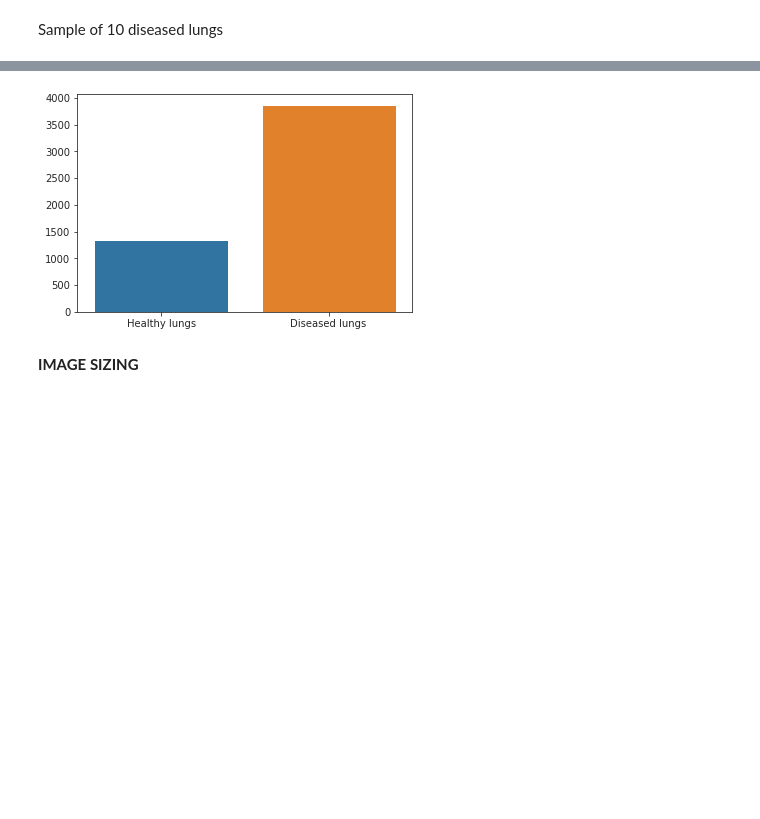
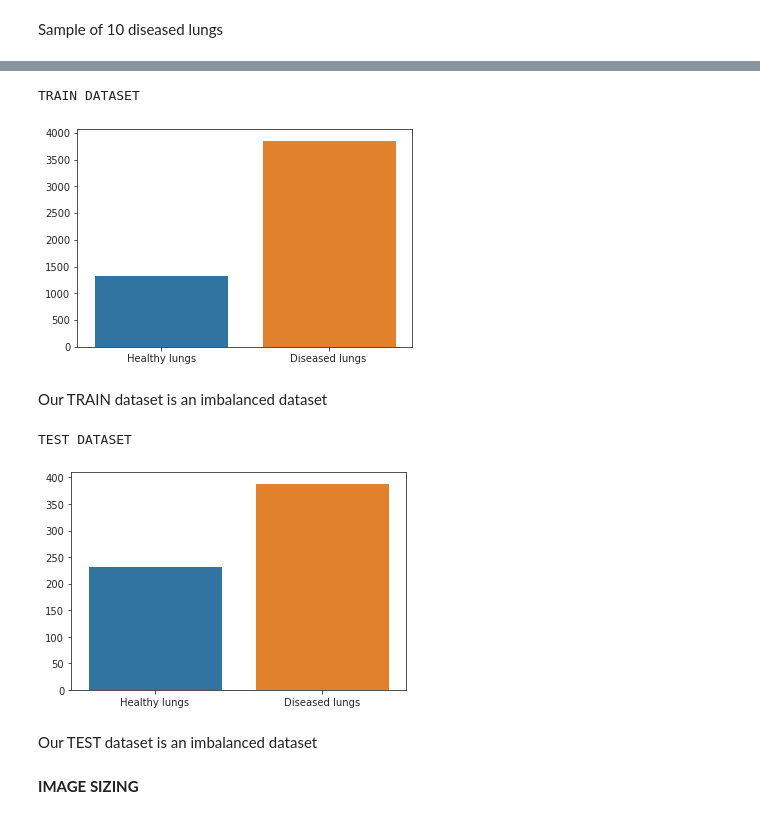
Before and after one commit to Albertogalred/Data-Science, a Jupyter notebook: NeumoX.ipynb, the cells around one changed output, grey strips where cells are left out. Saved outputs shown, nothing was run; the diff lists cells and outputs as text; code cells hidden in the pictures; blank space fills up the shorter version.

```diff
--- a/NeumoX.ipynb
+++ b/NeumoX.ipynb
@@ -107,6 +118,9 @@ List containing the names of the entries in the directory given by path
 # %%
 Train_normal = os.listdir('../content/NeumoX/train/NORMAL/')
 Train_neumonia = os.listdir('../content/NeumoX/train/PNEUMONIA/')
+# %%
+Test_normal = os.listdir('../content/NeumoX/test/NORMAL/')
+Test_neumonia = os.listdir('../content/NeumoX/test/PNEUMONIA/')
 # %% [markdown]
 Sample of 10 healthy lungs
 # %%
@@ -142,9 +156,28 @@ plt.show()
 #sns.set_style("ticks", {"xtick.major.size": 8, "ytick.major.size": 8})
 #sns.set_style('darkgrid')
 sns.set_style("ticks")
+print('  ')
+print('TRAIN DATASET')
+print('  ')
 sns.barplot(x=['Healthy lungs','Diseased lungs'],y=[len(Train_normal),len(Train_neumonia)]);
 # %% [output]
+TRAIN DATASET
 [figure]
+# %% [markdown]
+Our TRAIN dataset is an imbalanced dataset
+# %%
+#sns.set_style("ticks", {"xtick.major.size": 8, "ytick.major.size": 8})
+#sns.set_style('darkgrid')
+sns.set_style("ticks")
+print('  ')
+print('TEST DATASET')
+print('  ')
+sns.barplot(x=['Healthy lungs','Diseased lungs'],y=[len(Test_normal),len(Test_neumonia)]);
+# %% [output]
+TEST DATASET
+[figure, added]
+# %% [markdown]
+Our TEST dataset is an imbalanced dataset
 # %% [markdown]
 **IMAGE SIZING**
 # %%
```
Also changed, not shown: parts of 25 cells of this notebook.
